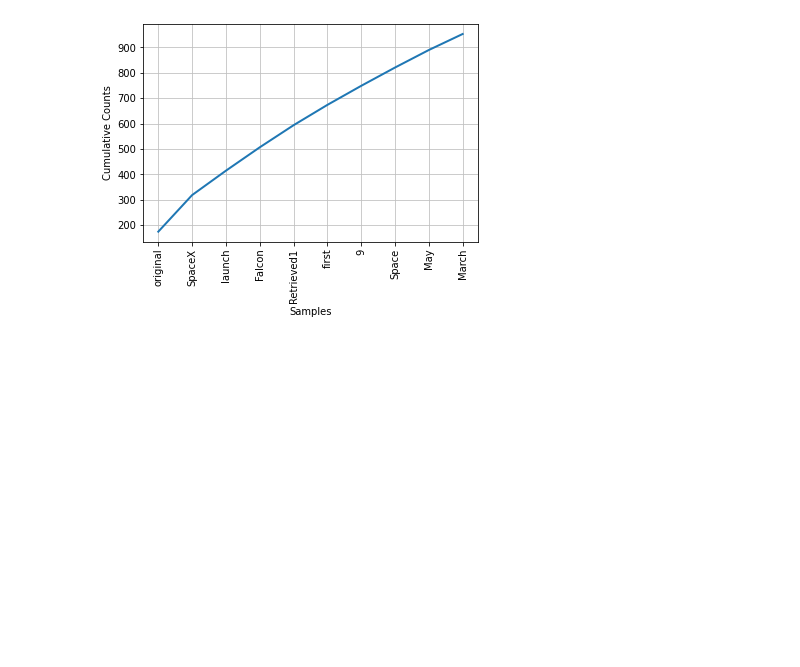
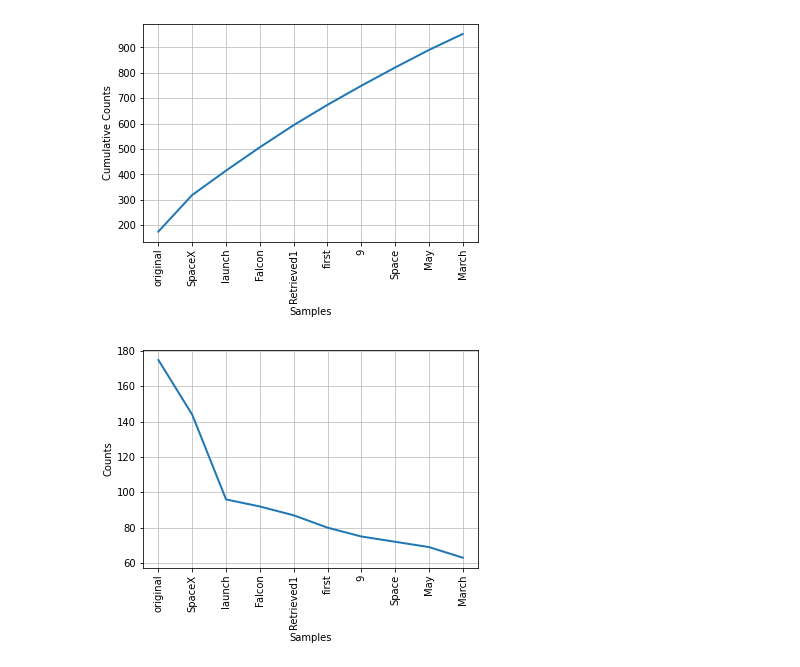
Before and after one commit to DMaron/CSCE_5290-NLP, a Jupyter notebook: Dany_Maron_Lab_1.ipynb, the cells around one changed output. Drawn from its saved outputs; the diff is of its cells as text; code cells hidden in the pictures; blank space fills up the shorter version.

Commit message:
Added Histogram

```diff
--- a/Dany_Maron_Lab_1.ipynb
+++ b/Dany_Maron_Lab_1.ipynb
@@ -47,3 +47,7 @@ freq = nltk.FreqDist(clean_tokens)
 freq.plot(10, cumulative='False')
 # %% [output]
 [figure]
+# %%
+freq.plot(10, cumulative=0)
+# %% [output]
+[figure, added]
```
Also changed, not shown: parts of 2 cells of this notebook.
